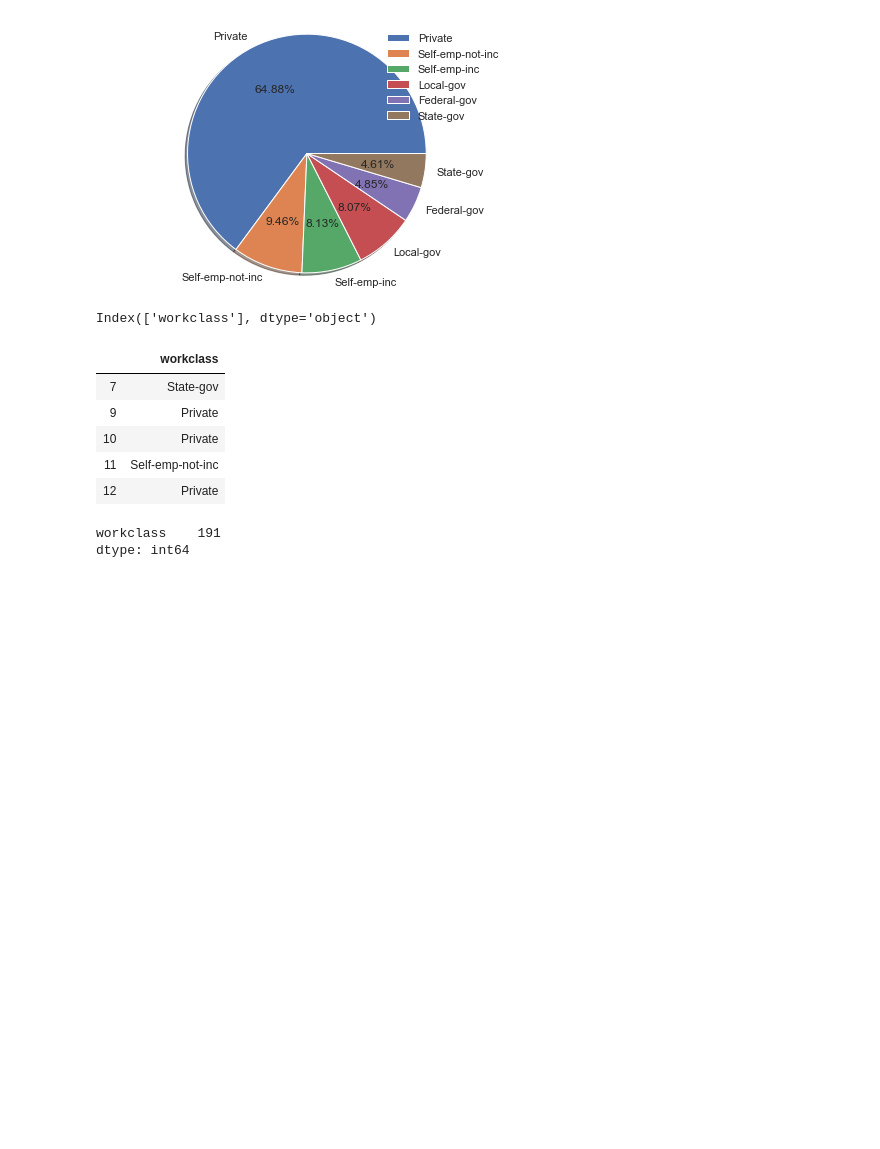
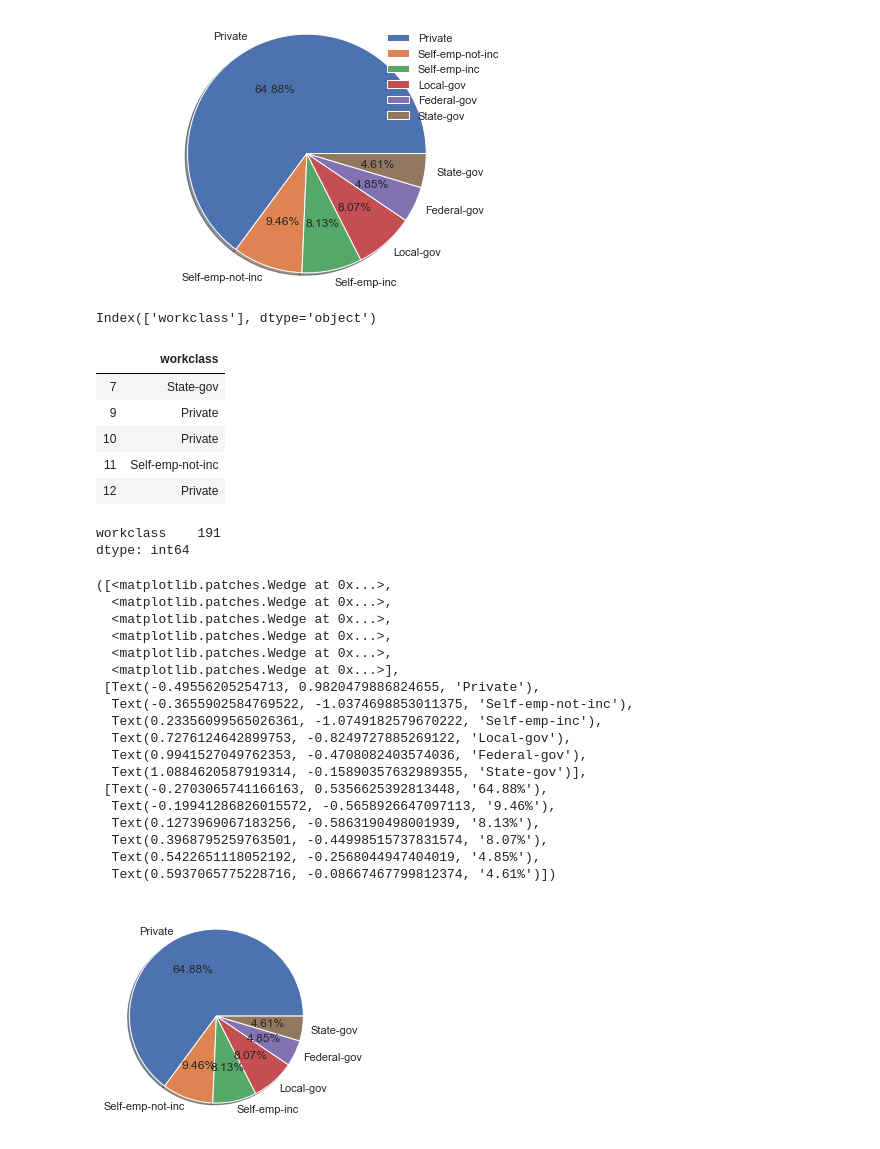
Before and after one commit to J-Joseph524/Finding_Donors, a Jupyter notebook: Final_Notebook.ipynb, the cells around one changed output. Cells and saved outputs as stored; diff of their text form; code cells hidden in the pictures; blank space fills up the shorter version.

```diff
--- a/Final_Notebook.ipynb
+++ b/Final_Notebook.ipynb
@@ -236,3 +236,26 @@ dtype: int64
 # %%
 labels = list(workclass_types.index)
 aggregate = list(workclass_types)
+# %%
+# This Pie chat shows the Percentage of different workclass who earns more than 50K
+plt.pie(aggregate, labels = labels, autopct='%1.2f%%', shadow=True)
+# %% [output]
+([<matplotlib.patches.Wedge at 0x...>,
+  <matplotlib.patches.Wedge at 0x...>,
+  <matplotlib.patches.Wedge at 0x...>,
+  <matplotlib.patches.Wedge at 0x...>,
+  <matplotlib.patches.Wedge at 0x...>,
+  <matplotlib.patches.Wedge at 0x...>],
+ [Text(-0.49556205254713, 0.9820479886824655, 'Private'),
+  Text(-0.3655902584769522, -1.0374698853011375, 'Self-emp-not-inc'),
+  Text(0.23356099565026361, -1.0749182579670222, 'Self-emp-inc'),
+  Text(0.7276124642899753, -0.8249727885269122, 'Local-gov'),
+  Text(0.9941527049762353, -0.4708082403574036, 'Federal-gov'),
+  Text(1.0884620587919314, -0.15890357632989355, 'State-gov')],
+ [Text(-0.2703065741166163, 0.5356625392813448, '64.88%'),
+  Text(-0.19941286826015572, -0.5658926647097113, '9.46%'),
+  Text(0.1273969067183256, -0.5863190498001939, '8.13%'),
+  Text(0.3968795259763501, -0.44998515737831574, '8.07%'),
+  Text(0.5422651118052192, -0.2568044947404019, '4.85%'),
+  Text(0.5937065775228716, -0.08667467799812374, '4.61%')])
+[figure, added]
```
